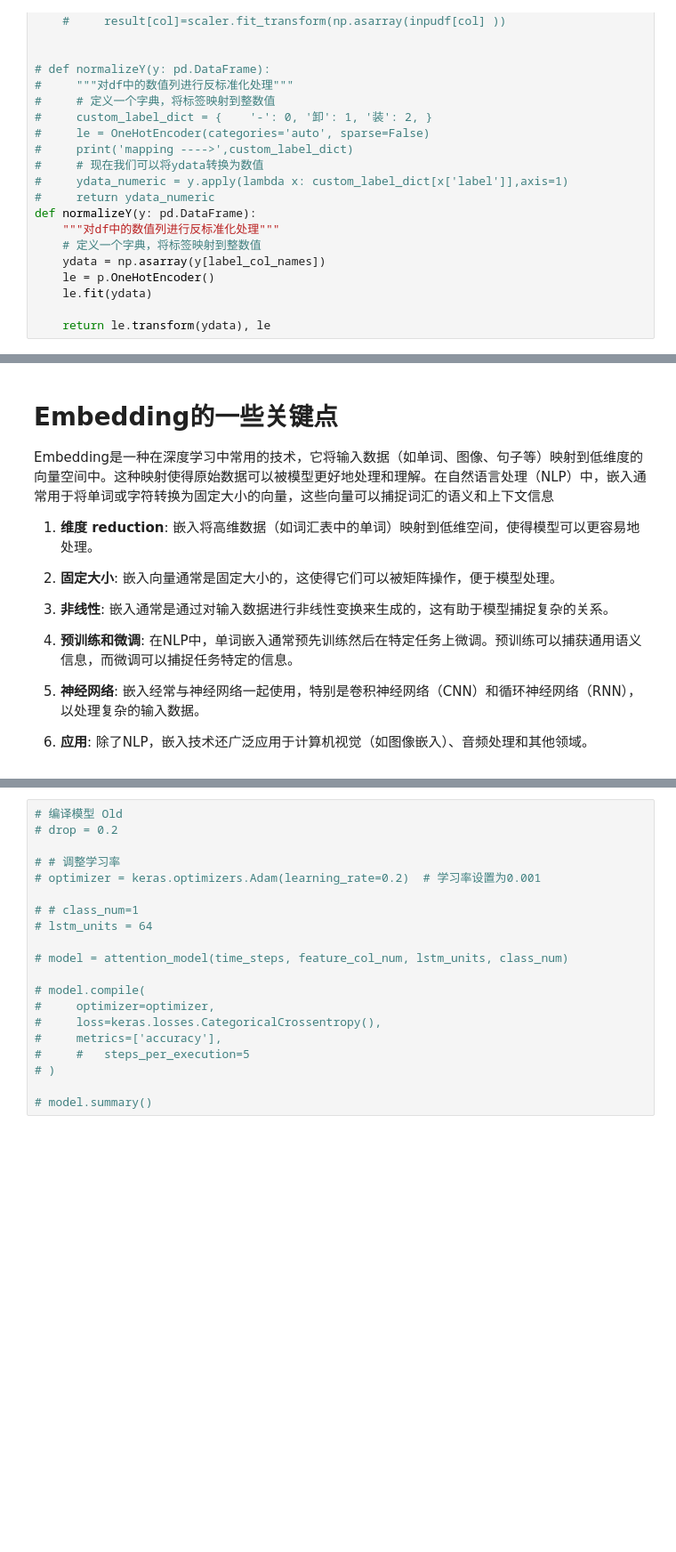
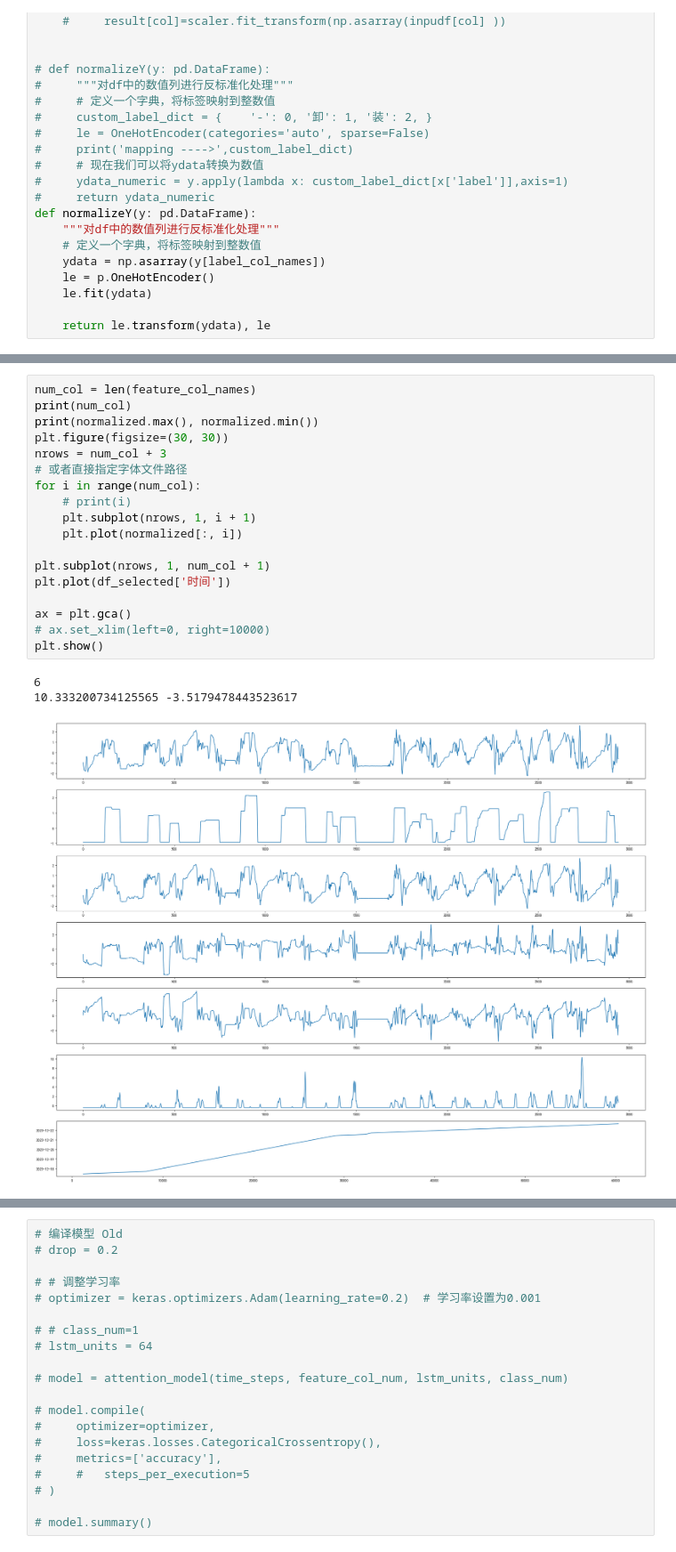
Before and after one commit to ainiubility/CNN-LSTM-Attention, a Jupyter notebook: C_L_A_train.ipynb, the cells around one changed output, grey strips where cells are left out. Shown at 89% size. Saved outputs shown, nothing was run; the diff lists cells and outputs as text; blank space fills up the shorter version.

```diff
--- a/C_L_A_train.ipynb
+++ b/C_L_A_train.ipynb
@@ -497,17 +454,23 @@ Your kernel may have been built without NUMA support.
-# %% [markdown]
-# Embedding的一些关键点
-
-Embedding是一种在深度学习中常用的技术，它将输入数据（如单词、图像、句子等）映射到低维度的向量空间中。这种映射使得原始数据可以被模型更好地处理和理解。在自然语言处理（NLP）中，嵌入通常用于将单词或字符转换为固定大小的向量，这些向量可以捕捉词汇的语义和上下文信息
-
-1.  **维度 reduction**: 嵌入将高维数据（如词汇表中的单词）映射到低维空间，使得模型可以更容易地处理。
-
-2.  **固定大小**: 嵌入向量通常是固定大小的，这使得它们可以被矩阵操作，便于模型处理。
-
-3.  **非线性**: 嵌入通常是通过对输入数据进行非线性变换来生成的，这有助于模型捕捉复杂的关系。
-
-4.  **预训练和微调**: 在NLP中，单词嵌入通常预先训练然后在特定任务上微调。预训练可以捕获通用语义信息，而微调可以捕捉任务特定的信息。
-
-5.  **神经网络**: 嵌入经常与神经网络一起使用，特别是卷积神经网络（CNN）和循环神经网络（RNN），以处理复杂的输入数据。
-
-6.  **应用**: 除了NLP，嵌入技术还广泛应用于计算机视觉（如图像嵌入）、音频处理和其他领域。
+# %%
+num_col = len(feature_col_names)
+print(num_col)
+print(normalized.max(), normalized.min())
+plt.figure(figsize=(30, 30))
+nrows = num_col + 3
+# 或者直接指定字体文件路径
+for i in range(num_col):
+    # print(i)
+    plt.subplot(nrows, 1, i + 1)
+    plt.plot(normalized[:, i])
+
+plt.subplot(nrows, 1, num_col + 1)
+plt.plot(df_selected['时间'])
+
+ax = plt.gca()
+# ax.set_xlim(left=0, right=10000)
+plt.show()
+# %% [output]
+6
+10.333200734125565 -3.5179478443523617
+[figure, added]
 # %%
```
Also changed, not shown: parts of 20 cells of this notebook, 7 other files.
